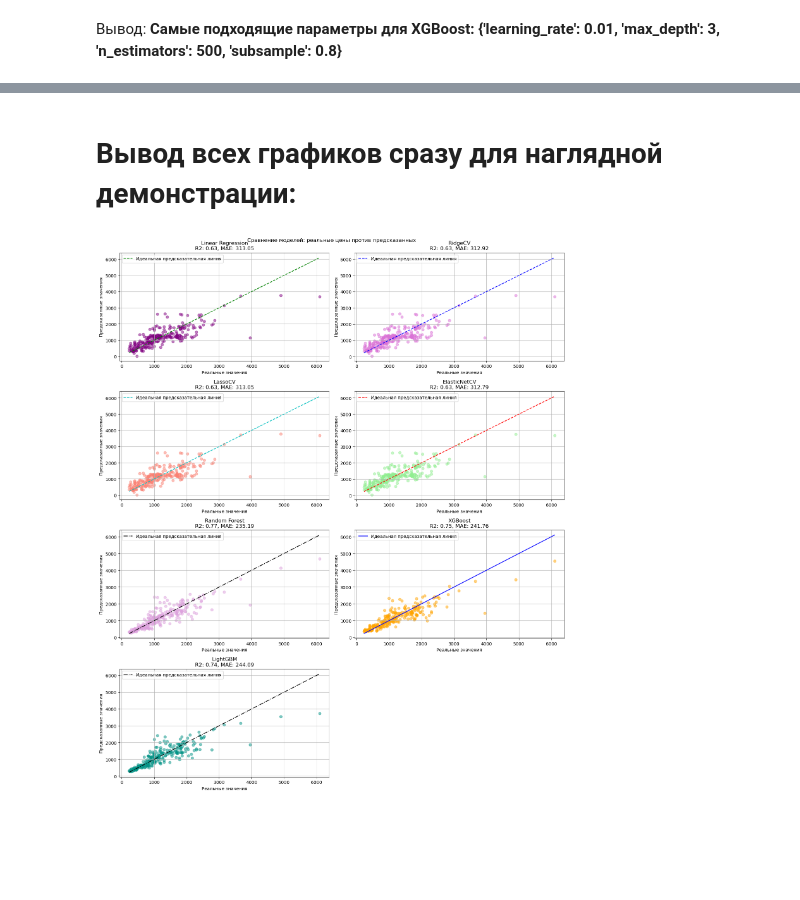
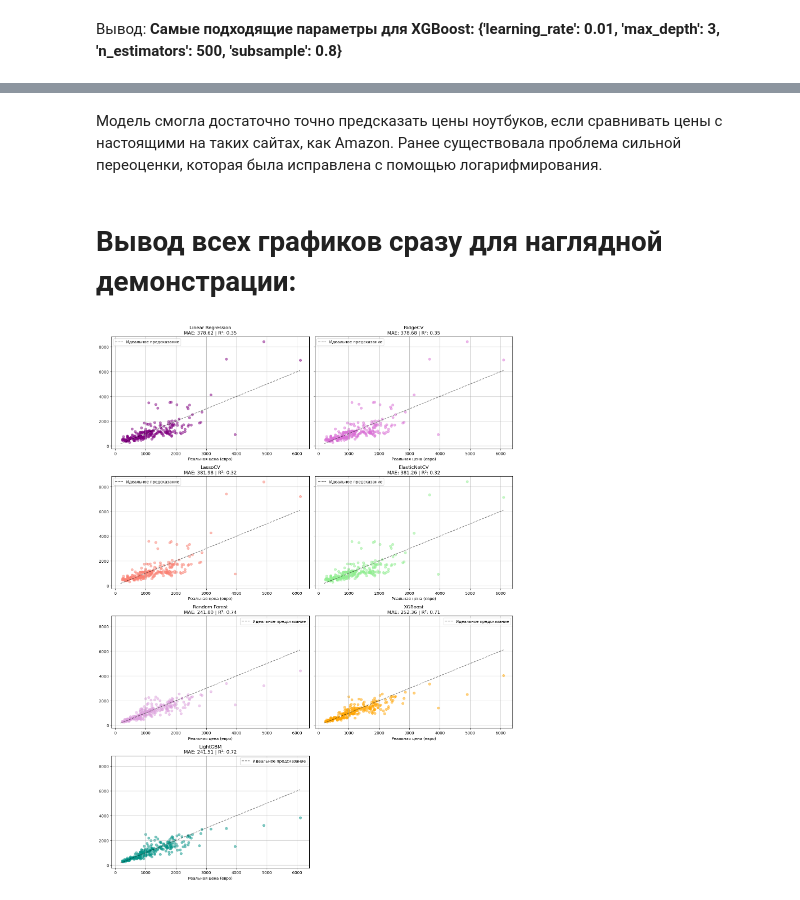
Before and after one commit to faustinesaeki/Laptop-Sales-Analysis-Regression-, a Jupyter notebook: Laptop Prices Prediction Using Regression.ipynb, the cells around one changed output, grey strips where cells are left out. Cells and saved outputs as stored; diff of their text form; code cells hidden in the pictures; blank space fills up the shorter version.

Commit message:
file update, added prediction

```diff
--- a/Laptop Prices Prediction Using Regression.ipynb
+++ b/Laptop Prices Prediction Using Regression.ipynb
@@ -391,11 +526,11 @@ R2:0.75
 # %%
-lgbm = LGBMRegressor(learning_rate = 0.01, n_estimators = 500, subsample = 1, num_leaves = 127,
+lgbm = LGBMRegressor(learning_rate = 0.01, n_estimators = 700, subsample = 1, num_leaves = 127,
                     reg_alpha = 0.1, #l1 регуляция
                     reg_lambda = 0.1, #l2 регуляция)
                     min_child_samples = 10,
                     boosting_type = 'gbdt')
 
-model_predict(xgb, "LightGBM", 'xkcd:teal', 'k-.')
+model_analysis(xgb, "LightGBM", 'xkcd:teal', 'k-.')
 # %% [output]
 Модель: LightGBM
 -------------------
@@ -429,78 +625,56 @@ R2:0.75
+# %% [markdown]
+Модель смогла достаточно точно предсказать цены ноутбуков, если сравнивать цены с настоящими на таких сайтах, как Amazon.
+Ранее существовала проблема сильной переоценки, которая была исправлена с помощью логарифмирования.
 # %% [markdown]
 # Вывод всех графиков сразу для наглядной демонстрации:
 # %%
-def model_visualize_all(models_dict, x=x, y=y, figsize=(15, 18)):
+def model_visualize_all(models_dict, x=X, y=Y, figsize=(15, 20), n_cols = 2):
+    num_models = len(models_dict)
+    n_rows = math.ceil(num_models / n_cols)  #поиск числа строк
 
-    n_models = len(models_dict)
-    n_cols = 2  #столбцы
-    n_rows = (n_models + 1) // n_cols  #строки
+    fig, axes = plt.subplots(n_rows, n_cols, figsize=figsize,
+                            squeeze=False,  #возвращение axes как массива
+                            sharey=True)    #общая ось у для сравнения
 
-    fig, axes = plt.subplots(n_rows, n_cols, figsize=figsize)
-    fig.suptitle('Сравнение моделей: реальные цены против предсказанных', fontsize=12)
+    axes = axes.flatten()  #преобразование в плоский массив для удобства
 
-    if n_rows == 1:
-        axes = axes.reshape(1, -1)  #если строка одна
+    #обход моделей и построение графиков
+    for ax, (model_name, (model, color, line_type)) in zip(axes, models_dict.items()):
+        test_y, predict_y = model_predict(model, x, y)
 
-    metrics = []
+        ax.scatter(test_y, predict_y, alpha=0.5, c=color)
 
-    #разделение данных
-    train_x, test_x, train_y, test_y = data_split(x, y)
+        min_price, max_price = y.min(), y.max()
+        ax.plot([min_price, max_price], [min_price, max_price],
+                'k--', alpha=0.5, label="Идеальное предсказание")
 
-    for idx, (model_name, (model, color, line_type)) in enumerate(models_dict.items()):
-        row = idx // n_cols
-        col = idx % n_cols
-        ax = axes[row, col]
-
-        #обучение
-        model.fit(train_x, train_y)
-        predict_y = model.predict(test_x)
-
-        #оценка
+        #метрики
         mae = mean_absolute_error(test_y, predict_y)
-        mse = mean_squared_error(test_y, predict_y)
-        rmse = root_mean_squared_error(test_y, predict_y)
         r2 = r2_score(test_y, predict_y)
-
-        metrics.append({'Model': model_name,
-                        'MAE': mae,
-                        'MSE': mse,
-                        'RMSE': rmse,
-                        'R2': r2,
-                        'RMSE-MAE': rmse - mae
-        })
-
-        #визуализируем
-        ax.scatter(test_y, predict_y, alpha=0.5, c=color)
-        ax.plot([test_y.min(), test_y.max()],
-                [test_y.min(), test_y.max()],
-                line_type, label='Идеальная предсказательная линия')
-        ax.set_xlabel("Реальные значения")
-        ax.set_ylabel("Предсказанные значения")
-        ax.set_title(f"{model_name}\nR2: {r2:.2f}, MAE: {mae:.2f}")
+        ax.set_title(f"{model_name}\nMAE: {mae:.2f} | R²: {r2:.2f}")
+        ax.set_xlabel("Реальная цена (евро)")
         ax.grid(True)
         ax.legend()
 
-    #скрываем пустые subplots, если моделей нечётное количество
-    if n_models % n_cols != 0:
-        for idx in range(n_models, n_rows * n_cols):
-            row = idx // n_cols
-            col = idx % n_cols
-            fig.delaxes(axes[row, col])
+    #скрытие пустых сабплотов (если моделей не кратно n_cols)
+    for i in range(num_models, len(axes)):
+        axes[i].axis('off')
 
     plt.tight_layout()
-    plt.savefig('all_models_comparison.png', dpi=300, bbox_inches='tight')
+    plt.savefig("all_models_comparison.png", dpi=300, bbox_inches='tight')
     plt.show()
+
 
 models_dict = {
     'Linear Regression': (linear_regression, 'purple', 'g--'),
     'RidgeCV' : (ridge_cv, 'orchid', 'b--'),
     'LassoCV' : (lasso_cv, 'salmon', 'c--'),
     'ElasticNetCV' : (elastic_net_cv, 'lightgreen', 'r--'),
     'Random Forest': (rfr, 'plum', 'k-.'),
     'XGBoost': (xgb, 'orange', 'b-'),
     'LightGBM' : (lgbm, 'xkcd:teal', 'k-.')
 }
 
 model_visualize_all(models_dict)
 # %% [output]
-[figure, old version]
+[figure, new version]
```
Also changed, not shown: parts of 20 cells of this notebook, 9 other files.
